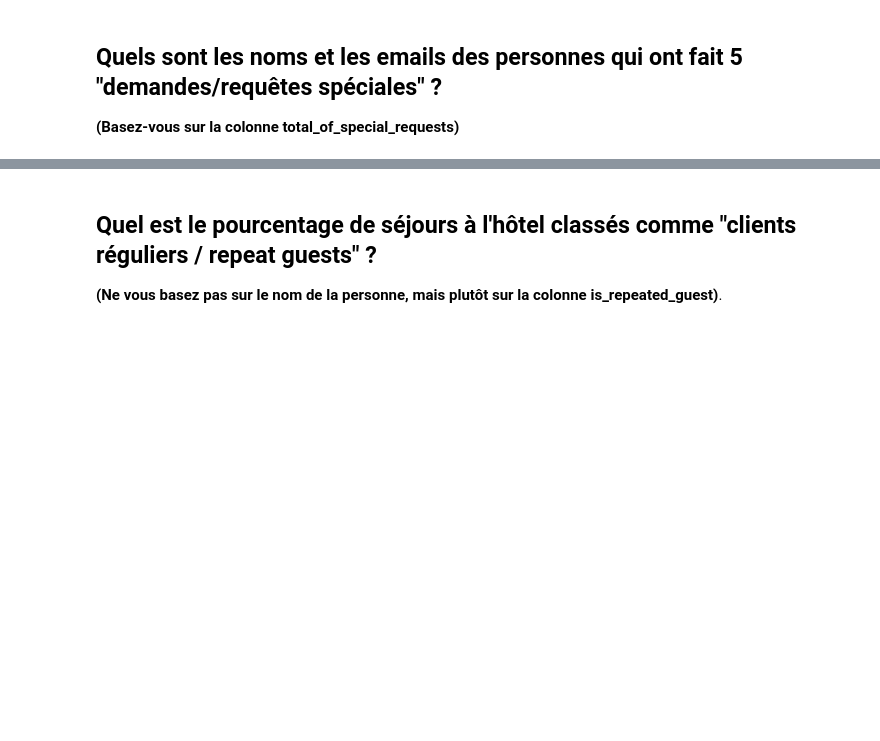
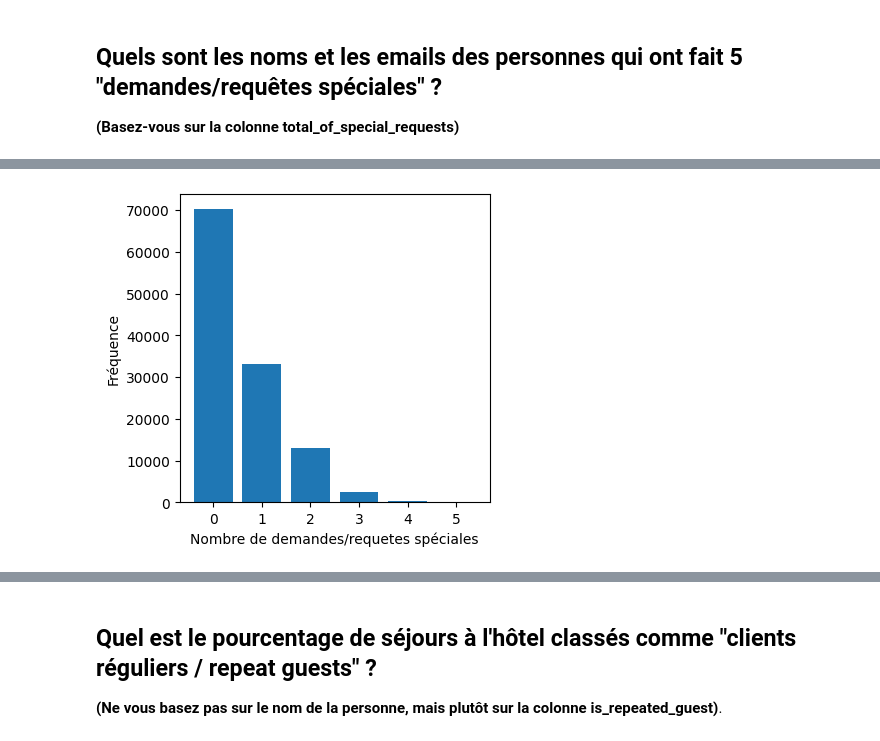
Before and after one commit to jflorescuba/Machine_learning, a Jupyter notebook: Classification/Hotel_Booking/HB_model.ipynb, the cells around one changed output, grey strips where cells are left out. Saved outputs shown, nothing was run; the diff lists cells and outputs as text; code cells hidden in the pictures; blank space fills up the shorter version.

```diff
--- a/Classification/Hotel_Booking/HB_model.ipynb
+++ b/Classification/Hotel_Booking/HB_model.ipynb
@@ -209,0 +193,8 @@ personne qui a payé ce tarif : Daniel Walter
+# %%
+Spe_req = hotels['total_of_special_requests'].value_counts()
+plt.figure(figsize=(4,4))
+plt.bar(Spe_req.index, Spe_req.values)
+plt.ylabel('Fréquence')
+plt.xlabel('Nombre de demandes/requetes spéciales');
+# %% [output]
+[figure, added]
```
Also changed, not shown: parts of 16 cells of this notebook.
